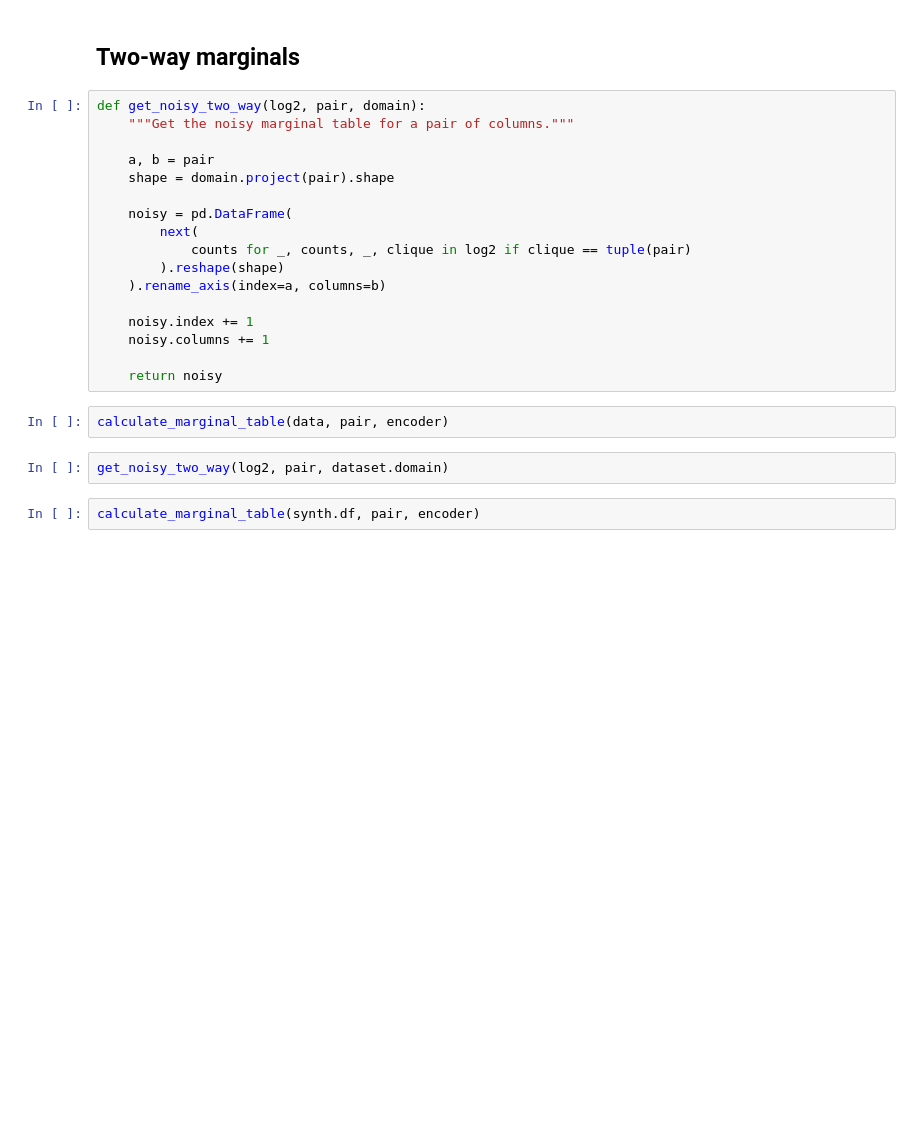
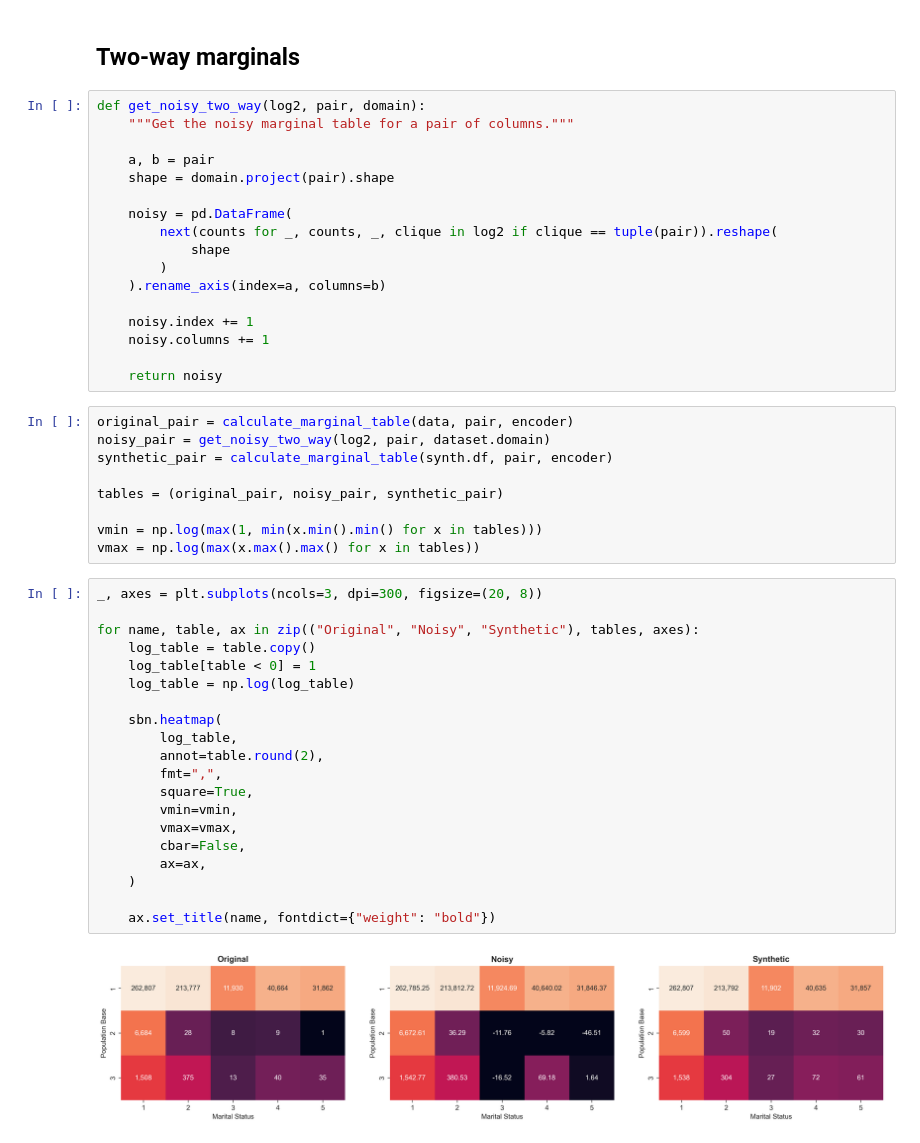
Before and after one commit to datasciencecampus/mst-demo, a Jupyter notebook: main.ipynb, the cells around one changed output. Saved outputs shown, nothing was run; the diff lists cells and outputs as text; blank space fills up the shorter version.

```diff
--- a/main.ipynb
+++ b/main.ipynb
@@ -283,18 +358,43 @@ def get_noisy_two_way(log2, pair, domain):
     shape = domain.project(pair).shape
 
     noisy = pd.DataFrame(
-        next(
-            counts for _, counts, _, clique in log2 if clique == tuple(pair)
-        ).reshape(shape)
+        next(counts for _, counts, _, clique in log2 if clique == tuple(pair)).reshape(
+            shape
+        )
     ).rename_axis(index=a, columns=b)
 
     noisy.index += 1
     noisy.columns += 1
 
     return noisy
-# %%
-calculate_marginal_table(data, pair, encoder)
-# %%
-get_noisy_two_way(log2, pair, dataset.domain)
-# %%
-calculate_marginal_table(synth.df, pair, encoder)
+# %%
+original_pair = calculate_marginal_table(data, pair, encoder)
+noisy_pair = get_noisy_two_way(log2, pair, dataset.domain)
+synthetic_pair = calculate_marginal_table(synth.df, pair, encoder)
+
+tables = (original_pair, noisy_pair, synthetic_pair)
+
+vmin = np.log(max(1, min(x.min().min() for x in tables)))
+vmax = np.log(max(x.max().max() for x in tables))
+# %%
+_, axes = plt.subplots(ncols=3, dpi=300, figsize=(20, 8))
+
+for name, table, ax in zip(("Original", "Noisy", "Synthetic"), tables, axes):
+    log_table = table.copy()
+    log_table[table < 0] = 1
+    log_table = np.log(log_table)
+
+    sbn.heatmap(
+        log_table,
+        annot=table.round(2),
+        fmt=",",
+        square=True,
+        vmin=vmin,
+        vmax=vmax,
+        cbar=False,
+        ax=ax,
+    )
+
+    ax.set_title(name, fontdict={"weight": "bold"})
+# %% [output]
+[figure, added]
```
Also changed, not shown: parts of 12 cells of this notebook, 2 other files.
